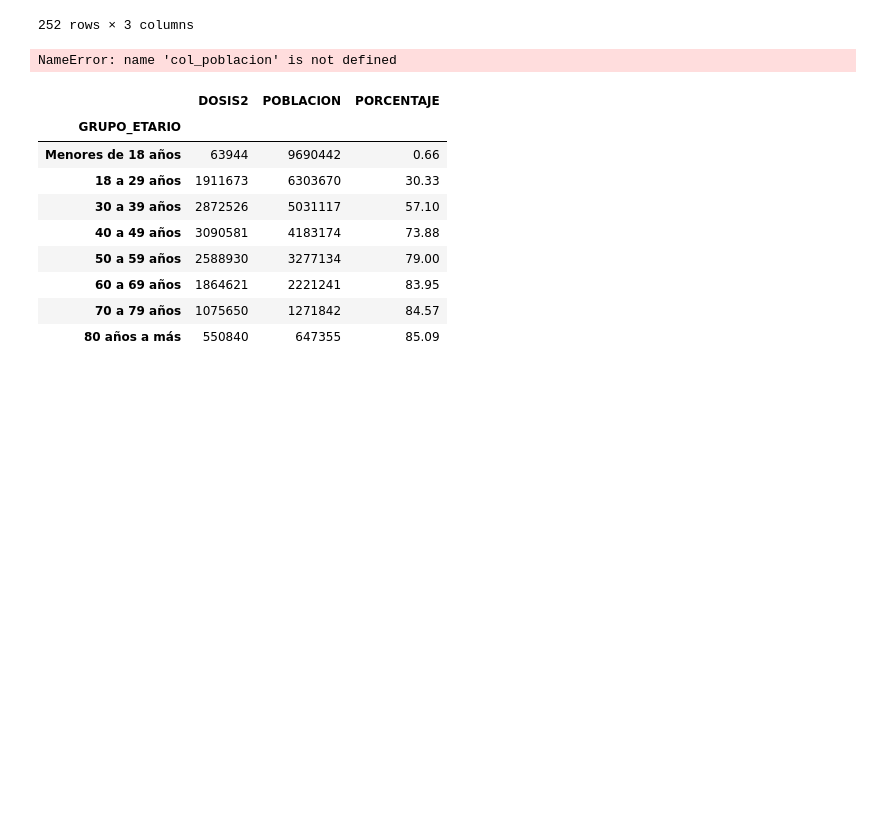
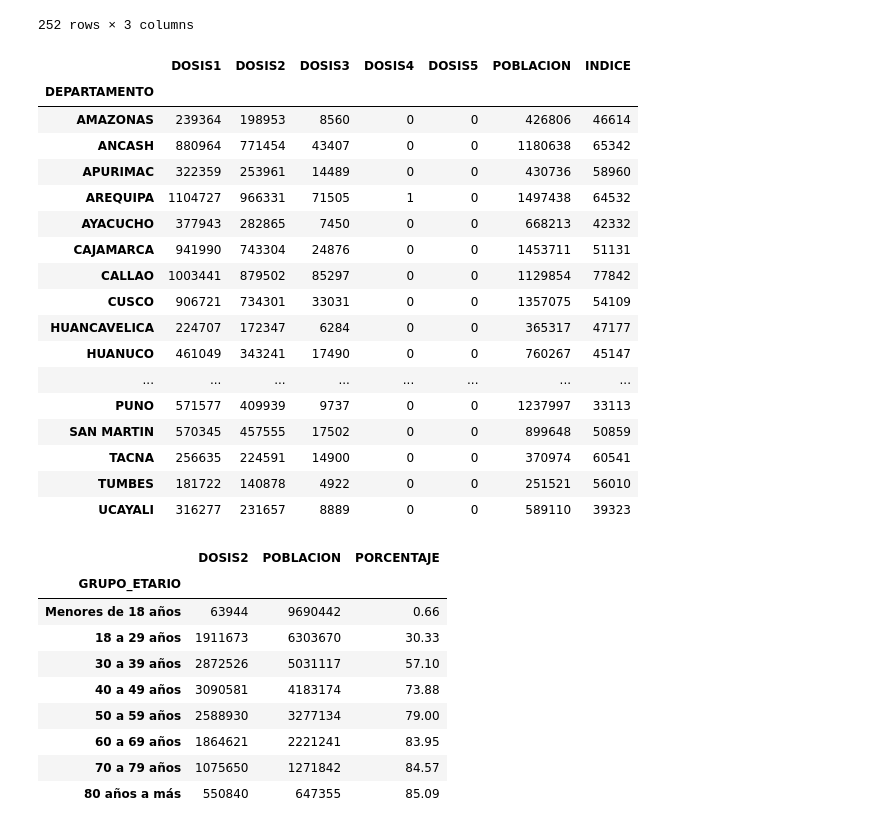
Before and after one commit to annaabsi/git-scraper-vacunacion, a Jupyter notebook: notebooks/scraper.ipynb, the cells around one changed output. Cells and saved outputs as stored; diff of their text form; code cells hidden in the pictures; blank space fills up the shorter version.

```diff
--- a/notebooks/scraper.ipynb
+++ b/notebooks/scraper.ipynb
@@ -76,15 +91,32 @@ col_poblacion=[426806,
 # %%
 # ACUMULADO POR DEPARTAMENTO (DOSIS 2 - VACUNACION COMPLETA)
 df_ambas_dosis_departamento=df[['DEPARTAMENTO','DOSIS','SEXO']].groupby(['DEPARTAMENTO', 'DOSIS']).count()
 df_ambas_dosis_departamento=df_ambas_dosis_departamento.reset_index()
 df_ambas_dosis_departamento=df_ambas_dosis_departamento.pivot(index='DEPARTAMENTO', columns='DOSIS', values='SEXO')
-df_ambas_dosis_departamento.columns=['DOSIS1','DOSIS2','DOSIS3']
+df_ambas_dosis_departamento.columns=['DOSIS1','DOSIS2','DOSIS3','DOSIS4','DOSIS5']
 df_ambas_dosis_departamento['POBLACION']=col_poblacion
 df_ambas_dosis_departamento['INDICE']=round(df_ambas_dosis_departamento['DOSIS2']/(df_ambas_dosis_departamento['POBLACION']/100000)).astype('int')
 df_ambas_dosis_departamento=df_ambas_dosis_departamento.fillna(0).astype('int')
 df_ambas_dosis_departamento
 # %% [output]
-NameError: name 'col_poblacion' is not defined
+|  | DOSIS1 | DOSIS2 | DOSIS3 | DOSIS4 | DOSIS5 | POBLACION | INDICE |
+| DEPARTAMENTO |  |  |  |  |  |  |  |
+| AMAZONAS | 239364 | 198953 | 8560 | 0 | 0 | 426806 | 46614 |
+| ANCASH | 880964 | 771454 | 43407 | 0 | 0 | 1180638 | 65342 |
+| APURIMAC | 322359 | 253961 | 14489 | 0 | 0 | 430736 | 58960 |
+| AREQUIPA | 1104727 | 966331 | 71505 | 1 | 0 | 1497438 | 64532 |
+| AYACUCHO | 377943 | 282865 | 7450 | 0 | 0 | 668213 | 42332 |
+| CAJAMARCA | 941990 | 743304 | 24876 | 0 | 0 | 1453711 | 51131 |
+| CALLAO | 1003441 | 879502 | 85297 | 0 | 0 | 1129854 | 77842 |
+| CUSCO | 906721 | 734301 | 33031 | 0 | 0 | 1357075 | 54109 |
+| HUANCAVELICA | 224707 | 172347 | 6284 | 0 | 0 | 365317 | 47177 |
+| HUANUCO | 461049 | 343241 | 17490 | 0 | 0 | 760267 | 45147 |
+| ... | ... | ... | ... | ... | ... | ... | ... |
+| PUNO | 571577 | 409939 | 9737 | 0 | 0 | 1237997 | 33113 |
+| SAN MARTIN | 570345 | 457555 | 17502 | 0 | 0 | 899648 | 50859 |
+| TACNA | 256635 | 224591 | 14900 | 0 | 0 | 370974 | 60541 |
+| TUMBES | 181722 | 140878 | 4922 | 0 | 0 | 251521 | 56010 |
+| UCAYALI | 316277 | 231657 | 8889 | 0 | 0 | 589110 | 39323 |
 # %%
 # ACUMULADO POR GRUPO ETARIO (DOSIS 2 - VACUNACION COMPLETA)
 bins = [12,18,30,40,50,60,70,80,df['EDAD'].max()+1]
```
Also changed, not shown: parts of 4 cells of this notebook, 1 other file.
